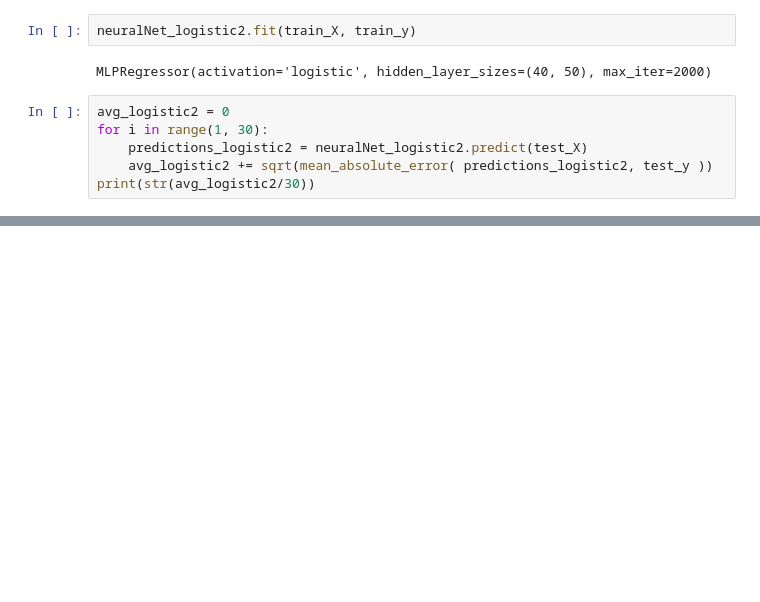
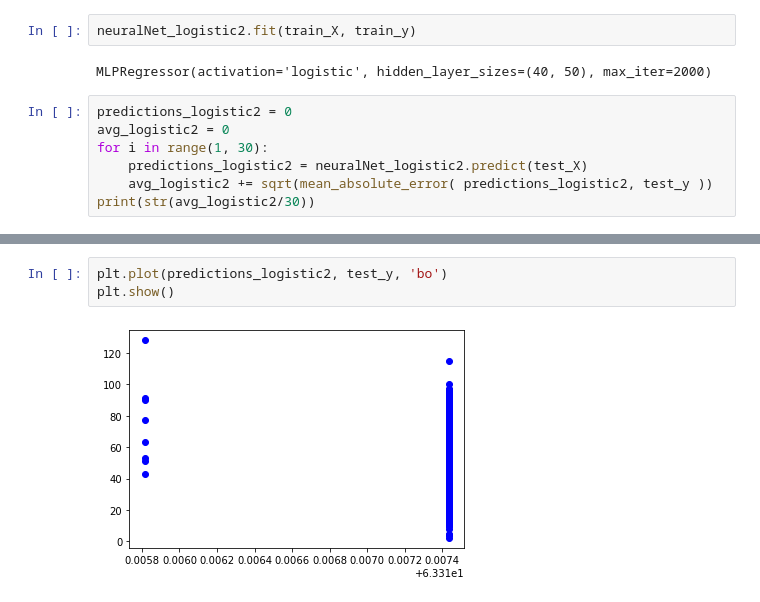
Before and after one commit to FLira2000/supercon, a Jupyter notebook: super123/neuralNets/NNet_logisticActiv_doubleLayer.ipynb, the cells around one changed output, grey strips where cells are left out. Saved outputs shown, nothing was run; the diff lists cells and outputs as text; blank space fills up the shorter version.

```diff
--- a/super123/neuralNets/NNet_logisticActiv_doubleLayer.ipynb
+++ b/super123/neuralNets/NNet_logisticActiv_doubleLayer.ipynb
@@ -64,6 +65,7 @@ neuralNet_logistic2.fit(train_X, train_y)
 # %% [output]
 MLPRegressor(activation='logistic', hidden_layer_sizes=(40, 50), max_iter=2000)
 # %%
+predictions_logistic2 = 0
 avg_logistic2 = 0
 for i in range(1, 30):
     predictions_logistic2 = neuralNet_logistic2.predict(test_X)
@@ -73,0 +116,5 @@ print(str(avg_logistic2/30))
+# %%
+plt.plot(predictions_logistic2, test_y, 'bo')
+plt.show()
+# %% [output]
+[figure, added]
```
Also changed, not shown: parts of 4 cells of this notebook, 2 other files.
